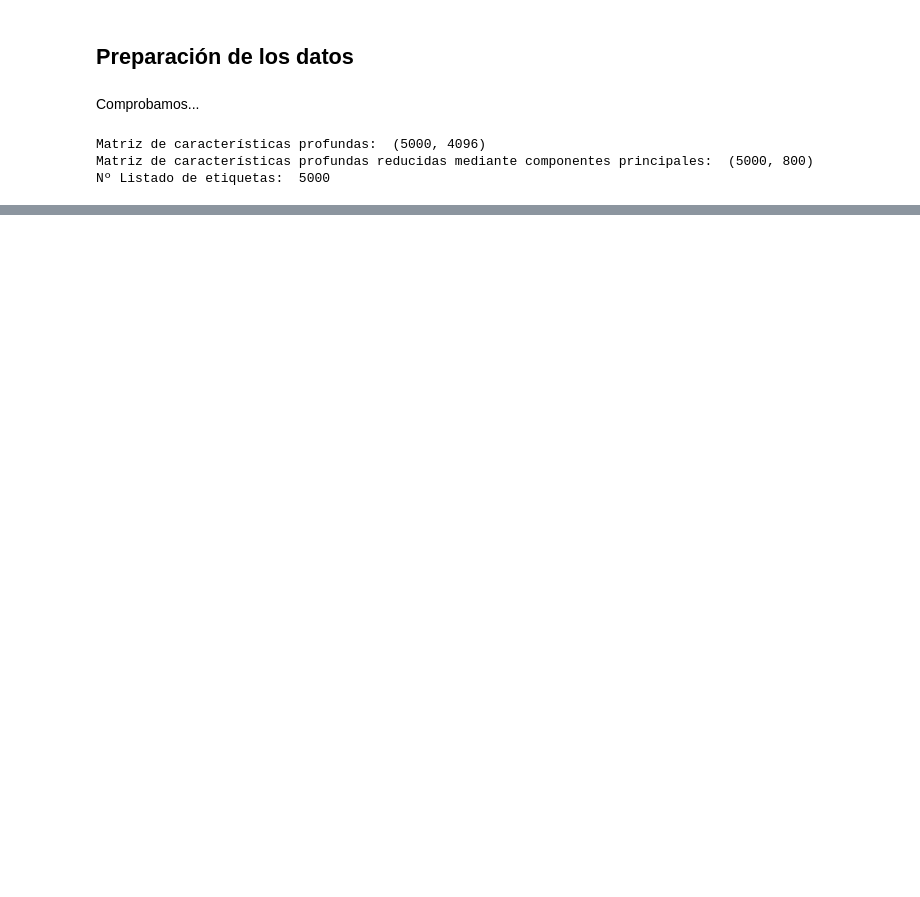
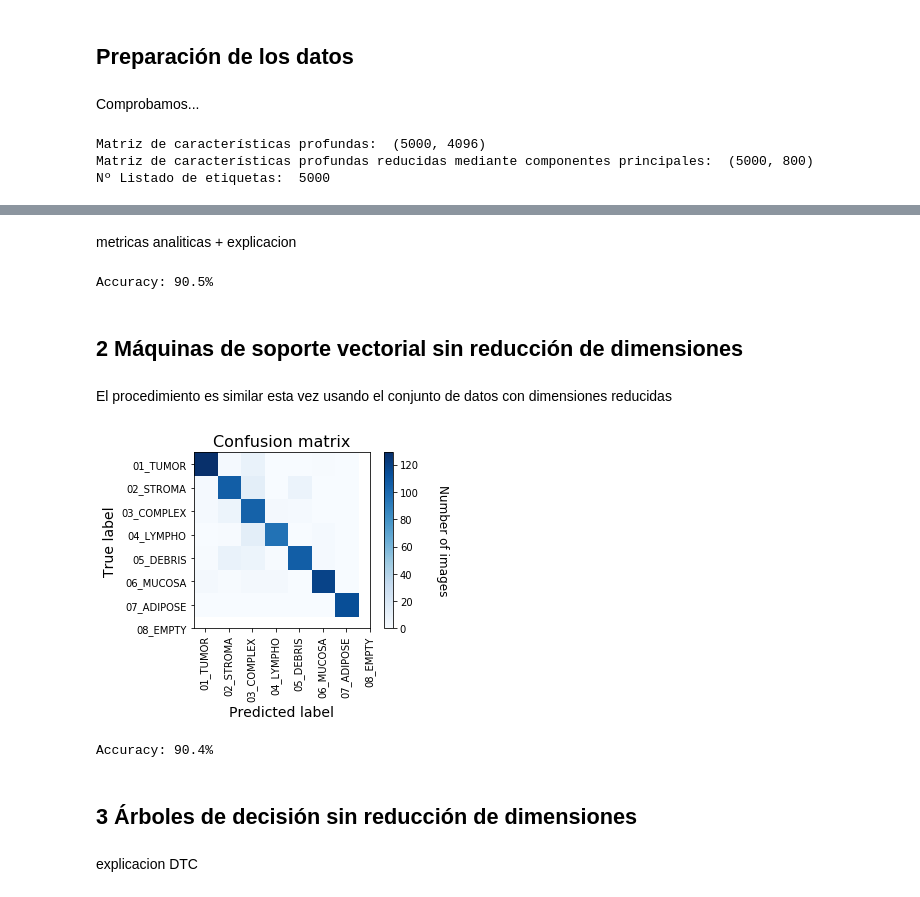
Before and after one commit to birajaghoshal/TFM, a Jupyter notebook: convnet/VGG16_dfmap_classification.ipynb, the cells around one changed output, grey strips where cells are left out. Cells and saved outputs as stored; diff of their text form; code cells hidden in the pictures; blank space fills up the shorter version.

```diff
--- a/convnet/VGG16_dfmap_classification.ipynb
+++ b/convnet/VGG16_dfmap_classification.ipynb
@@ -50,0 +62,15 @@ Nº Listado de etiquetas:  5000
+# %%
+from sklearn.model_selection import train_test_split
+
+test_sample_size = 0.2
+
+# http://scikit-learn.org/stable/modules/cross_validation.html
+# http://scikit-learn.org/stable/modules/generated/sklearn.model_selection.train_test_split.html
+
+# no pca
+x_train, x_test, y_train, y_test = \
+train_test_split(features_arr, labels_arr, test_size = test_sample_size, random_state = 42)
+
+# pca
+x_pca_train, x_pca_test, y_pca_train, y_pca_test = \
+train_test_split(features_pca_arr, labels_arr, test_size = test_sample_size, random_state = 42)
@@ -56,0 +180,39 @@ labels_arr = np.array(labels)
+# %% [markdown]
+metricas analiticas + explicacion
+# %%
+from sklearn.metrics import accuracy_score
+
+def calc_metric(a,b):
+    print("Accuracy: {0:0.1f}%".format(accuracy_score(a,b)*100))
+
+calc_metric(y_test,y_pred_svm)
+# %% [output]
+Accuracy: 90.5%
+# %% [markdown]
+## 2 Máquinas de soporte vectorial sin reducción de dimensiones
+# %% [markdown]
+El procedimiento es similar esta vez usando el conjunto de datos con dimensiones reducidas
+# %%
+from sklearn.svm import LinearSVC
+
+# model definition
+SVM_PCA = LinearSVC()
+
+# model training
+SVM_PCA.fit(x_pca_train, y_pca_train)
+
+# model predict
+y_pca_pred_svm = SVM_PCA.predict(x_pca_test)
+# %%
+%matplotlib inline
+conf_matrix(y_pca_test,y_pca_pred_svm)
+# %% [output]
+[figure, added]
+# %%
+calc_metric(y_pca_test,y_pca_pred_svm)
+# %% [output]
+Accuracy: 90.4%
+# %% [markdown]
+## 3 Árboles de decisión sin reducción de dimensiones
+# %% [markdown]
+explicacion DTC
```
Also changed, not shown: parts of 39 cells of this notebook, 1 other file.
